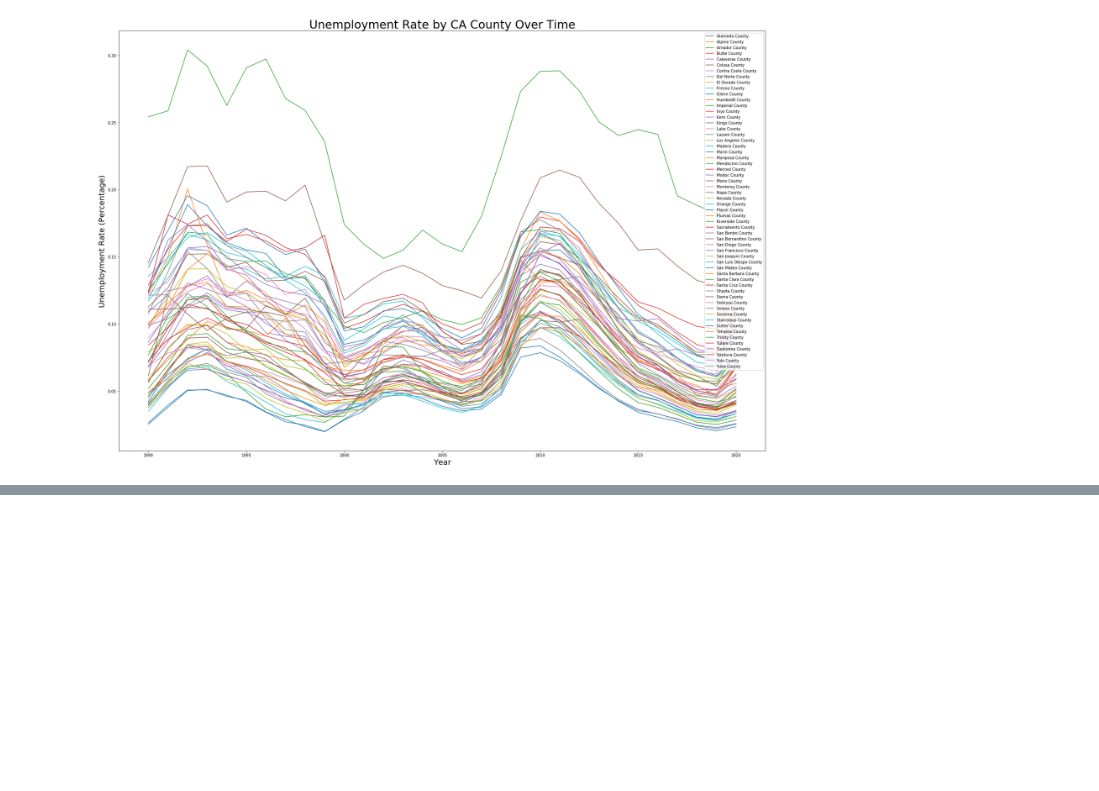
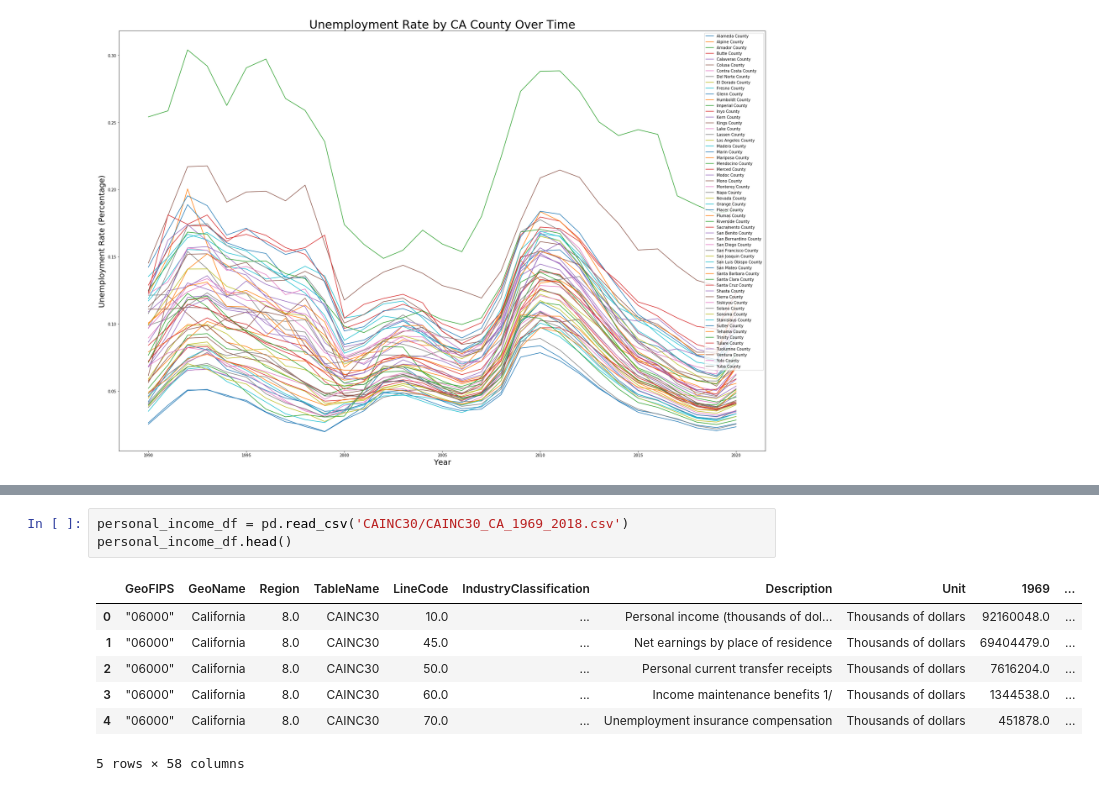
Before and after one commit to huntersapienza/California-Unemployment-Data, a Jupyter notebook: California Unemployment Data.ipynb, the cells around one changed output, grey strips where cells are left out. Cells and saved outputs as stored; diff of their text form; blank space fills up the shorter version.

```diff
--- a/California Unemployment Data.ipynb
+++ b/California Unemployment Data.ipynb
@@ -248,0 +260,11 @@ plt.show()
+# %%
+personal_income_df = pd.read_csv('CAINC30/CAINC30_CA_1969_2018.csv')
+personal_income_df.head()
+# %% [output]
+|  | GeoFIPS | GeoName | Region | TableName | LineCode | IndustryClassification | Description | Unit | 1969 | ... |
+| 0 | "06000" | California | 8.0 | CAINC30 | 10.0 | ... | Personal income (thousands of dol... | Thousands of dollars | 92160048.0 | ... |
+| 1 | "06000" | California | 8.0 | CAINC30 | 45.0 | ... | Net earnings by place of residence | Thousands of dollars | 69404479.0 | ... |
+| 2 | "06000" | California | 8.0 | CAINC30 | 50.0 | ... | Personal current transfer receipts | Thousands of dollars | 7616204.0 | ... |
+| 3 | "06000" | California | 8.0 | CAINC30 | 60.0 | ... | Income maintenance benefits 1/ | Thousands of dollars | 1344538.0 | ... |
+| 4 | "06000" | California | 8.0 | CAINC30 | 70.0 | ... | Unemployment insurance compensation | Thousands of dollars | 451878.0 | ... |
+5 rows × 58 columns
```
Also changed, not shown: parts of 3 cells of this notebook.
